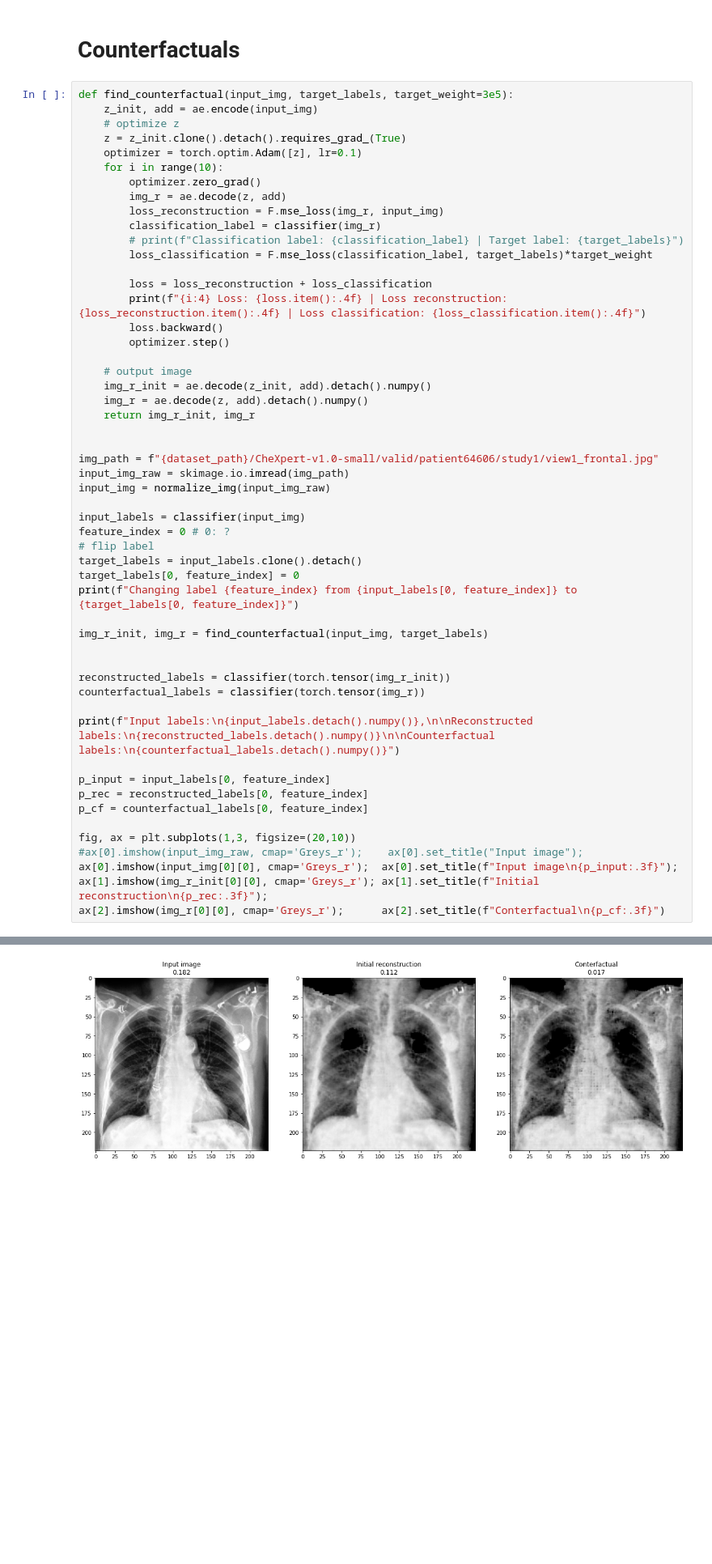
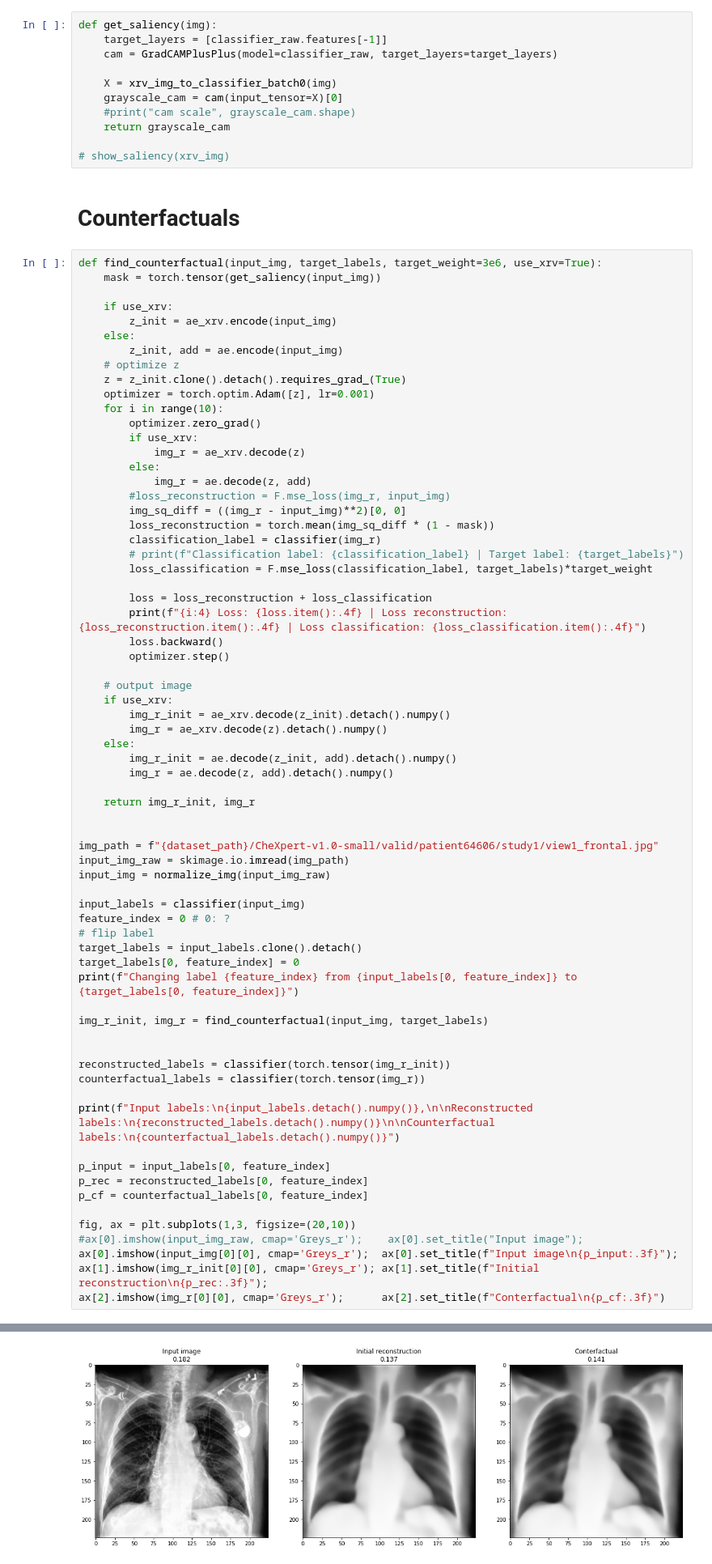
Before and after one commit to florianjuengermann/local-counterfactuals, a Jupyter notebook: XRV_Autoencoder.ipynb, the cells around one changed output, grey strips where cells are left out. Shown at 81% size. Drawn from its saved outputs; the diff is of its cells as text; blank space fills up the shorter version.

```diff
--- a/XRV_Autoencoder.ipynb
+++ b/XRV_Autoencoder.ipynb
@@ -391,15 +397,36 @@ loss: 1.3769657611846924
+# %%
+def get_saliency(img):
+    target_layers = [classifier_raw.features[-1]]
+    cam = GradCAMPlusPlus(model=classifier_raw, target_layers=target_layers)
+
+    X = xrv_img_to_classifier_batch0(img)
+    grayscale_cam = cam(input_tensor=X)[0]
+    #print("cam scale", grayscale_cam.shape)
+    return grayscale_cam
+
+# show_saliency(xrv_img)
 # %% [markdown]
 # Counterfactuals
 # %%
-def find_counterfactual(input_img, target_labels, target_weight=3e5):
-    z_init, add = ae.encode(input_img)
+def find_counterfactual(input_img, target_labels, target_weight=3e6, use_xrv=True):
+    mask = torch.tensor(get_saliency(input_img))
+
+    if use_xrv:
+        z_init = ae_xrv.encode(input_img)
+    else:
+        z_init, add = ae.encode(input_img)
     # optimize z
     z = z_init.clone().detach().requires_grad_(True)
-    optimizer = torch.optim.Adam([z], lr=0.1)
+    optimizer = torch.optim.Adam([z], lr=0.001)
     for i in range(10):
         optimizer.zero_grad()
-        img_r = ae.decode(z, add)
-        loss_reconstruction = F.mse_loss(img_r, input_img)
+        if use_xrv:
+            img_r = ae_xrv.decode(z)
+        else:
+            img_r = ae.decode(z, add)
+        #loss_reconstruction = F.mse_loss(img_r, input_img)
+        img_sq_diff = ((img_r - input_img)**2)[0, 0]
+        loss_reconstruction = torch.mean(img_sq_diff * (1 - mask))
         classification_label = classifier(img_r)
         # print(f"Classification label: {classification_label} | Target label: {target_labels}")
         loss_classification = F.mse_loss(classification_label, target_labels)*target_weight
@@ -410,8 +437,13 @@ def find_counterfactual(input_img, target_labels, target_weight=3e5):
         optimizer.step()
 
     # output image
-    img_r_init = ae.decode(z_init, add).detach().numpy()
-    img_r = ae.decode(z, add).detach().numpy()
+    if use_xrv:
+        img_r_init = ae_xrv.decode(z_init).detach().numpy()
+        img_r = ae_xrv.decode(z).detach().numpy()
+    else:
+        img_r_init = ae.decode(z_init, add).detach().numpy()
+        img_r = ae.decode(z, add).detach().numpy()
+
     return img_r_init, img_r
 
 
@@ -468 +500 @@ Text(0.5, 1.0, 'Conterfactual\n0.017')
-[figure, old version]
+[figure, new version]
```
Also changed, not shown: parts of 4 cells of this notebook.
